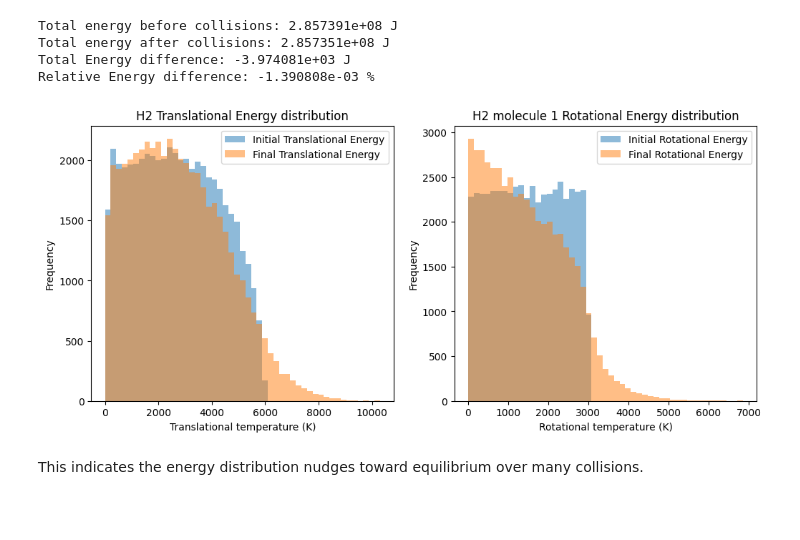
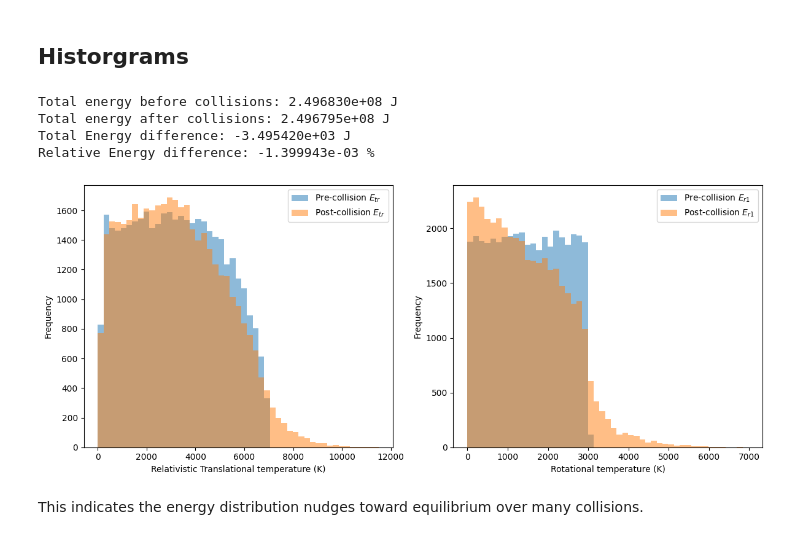
Before and after one commit to TijnZeelenberg/scatteringkernels, a Jupyter notebook: H2scatterplots.ipynb, the cells around one changed output. Cells and saved outputs as stored; diff of their text form; code cells hidden in the pictures; blank space fills up the shorter version.

Commit message:
feat: add visualizations for report

```diff
--- a/H2scatterplots.ipynb
+++ b/H2scatterplots.ipynb
@@ -3,3 +23,5 @@
+# %% [markdown]
+## Historgrams
 # %%
 import matplotlib.pyplot as plt
 import pandas as pd
@@ -7,8 +29,9 @@ import numpy as np
 
 # Check energy conservation
 
-datafile = "data/H2H2_collisions_numba_b1_0.npy"
-mdn_path = "results/models/H2H2_mdn_b1_0_alpha1_0.pth"
+# datafile = "data/H2H2_collisions_numba_b1_0.npy"
+# mdn_path = "results/models/H2H2_mdn_b1_0_alpha1_0.pth"
+datafile = "data/H2H2_collisions.npy"
 
 if ".npy" in datafile:
     data = np.load(datafile)
@@ -25,36 +48,35 @@ print(f"Total energy after collisions: {Etot_final.sum():.6e} J")
 print(f"Total Energy difference: {Etot_final.sum() - Etot_init.sum():.6e} J")
 print(f"Relative Energy difference: {100 * (Etot_final.sum() - Etot_init.sum()) / Etot_init.sum():.6e} %")
 # %% [output]
-Total energy before collisions: 2.857391e+08 J
-Total energy after collisions: 2.857351e+08 J
-Total Energy difference: -3.974081e+03 J
-Relative Energy difference: -1.390808e-03 %
+Total energy before collisions: 2.496830e+08 J
+Total energy after collisions: 2.496795e+08 J
+Total Energy difference: -3.495420e+03 J
+Relative Energy difference: -1.399943e-03 %
 # %%
 fig, ax= plt.subplots(1, 2, figsize=(12, 5))
 # Plot translational energy distribution
 bins = np.linspace(0, max(data.iloc[:,0].max(), data.iloc[:,3].max()), 50)
 Etr_init = data.iloc[:,0]
 Etr_final = data.iloc[:,3]
-ax[0].hist(Etr_init, bins=bins, alpha=0.5, label='Initial Translational Energy')
-ax[0].hist(Etr_final, bins=bins, alpha=0.5, label='Final Translational Energy')
-ax[0].set_xlabel('Translational temperature (K)')
+ax[0].hist(Etr_init, bins=bins, alpha=0.5, label='Pre-collision $E_{tr}$')
+ax[0].hist(Etr_final, bins=bins, alpha=0.5, label='Post-collision $E_{tr}$')
+ax[0].set_xlabel('Relativistic Translational temperature (K)')
 ax[0].set_ylabel('Frequency')
-ax[0].set_title('H2 Translational Energy distribution')
 ax[0].legend()
 
 # Plot rotational energy distribution
 bins = np.linspace(0, max(data.iloc[:,1].max(), data.iloc[:,4].max()), 50)
 Er1_init = data.iloc[:,1]
 Er1_final = data.iloc[:,4]
-ax[1].hist(Er1_init, bins=bins, alpha=0.5, label='Initial Rotational Energy')
-ax[1].hist(Er1_final, bins=bins, alpha=0.5, label='Final Rotational Energy')
+ax[1].hist(Er1_init, bins=bins, alpha=0.5, label='Pre-collision $E_{r1}$')
+ax[1].hist(Er1_final, bins=bins, alpha=0.5, label='Post-collision $E_{r1}$')
 ax[1].set_xlabel('Rotational temperature (K)')
 ax[1].set_ylabel('Frequency')
-ax[1].set_title('H2 molecule 1 Rotational Energy distribution')
 ax[1].legend()
+plt.tight_layout()
 plt.show()
 # %% [output]
-[figure, old version]
+[figure, new version]
 # %% [markdown]
 This indicates the energy distribution nudges toward equilibrium over many collisions.
 # %%
```
Also changed, not shown: parts of 5 cells of this notebook, 3 other files.
